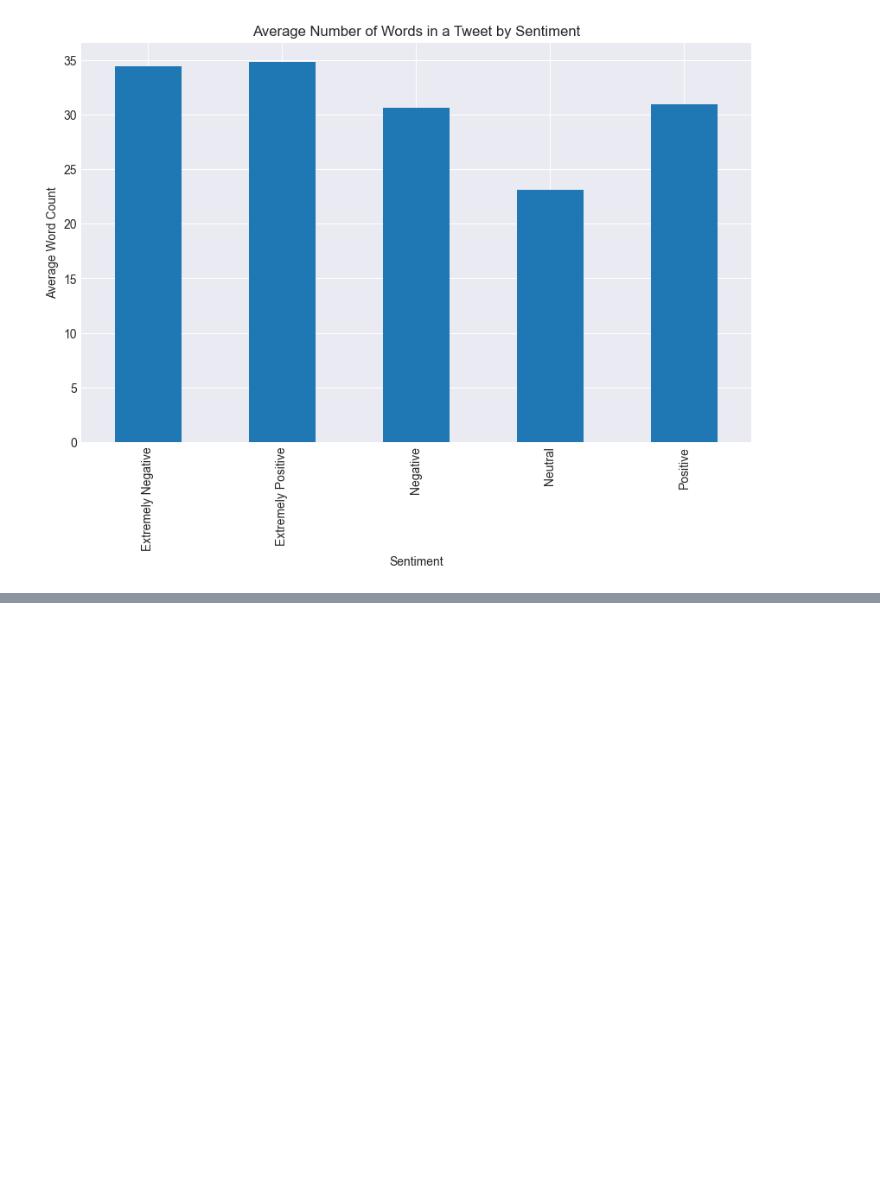
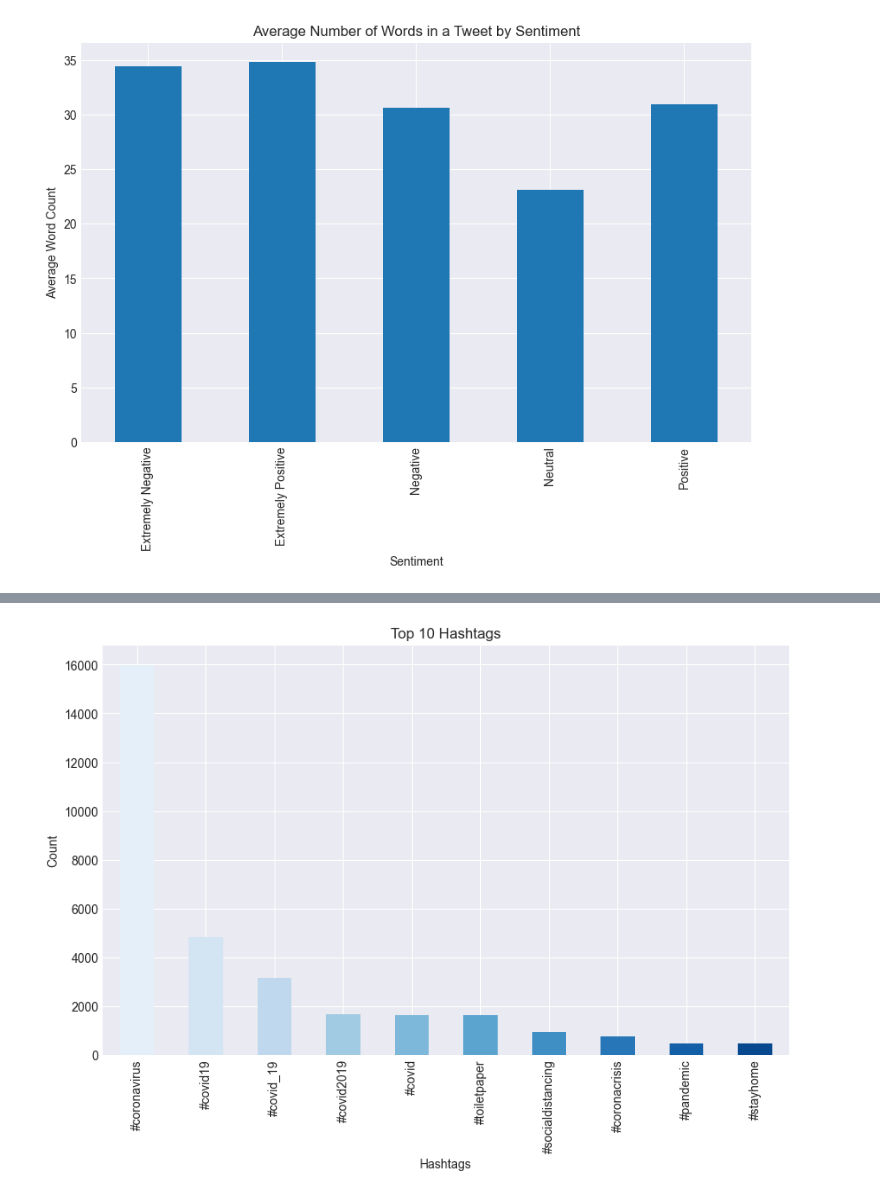
Before and after one commit to tusharraskar/Coronavirus-Tweet-Sentiment-Analysis, a Jupyter notebook: Coronavirus Tweet Sentiment Analysis.ipynb, the cells around one changed output, grey strips where cells are left out. Saved outputs shown, nothing was run; the diff lists cells and outputs as text; code cells hidden in the pictures; blank space fills up the shorter version.

```diff
--- a/Coronavirus Tweet Sentiment Analysis.ipynb
+++ b/Coronavirus Tweet Sentiment Analysis.ipynb
@@ -349,0 +395,28 @@ plt.show()
+# %%
+# Extract hashtags from the 'OriginalTweet' column
+hashtags = tweet_data['OriginalTweet'].str.findall(r'(?i)\#\w+')
+
+# Flatten the list of hashtags
+all_hashtags = [tag.lower() for sublist in hashtags for tag in sublist]
+
+# Count the occurrences of each hashtag
+hashtag_counts = pd.Series(all_hashtags).value_counts().head(10)
+
+# Create a color map based on the count of each hashtag
+colors = sns.color_palette("Blues", len(hashtag_counts))
+
+# Create a bar plot for the top 10 hashtags
+plt.figure(figsize=(10, 6))
+hashtag_counts.plot(kind='bar', color=colors)
+
+# Add labels and title
+plt.xlabel('Hashtags')
+plt.ylabel('Count')
+plt.title('Top 10 Hashtags')
+
+# Rotate x-axis labels for better visibility if needed
+# plt.xticks(rotation=45)
+
+plt.show()
+# %% [output]
+[figure, added]
```
Also changed, not shown: parts of 18 cells of this notebook.
